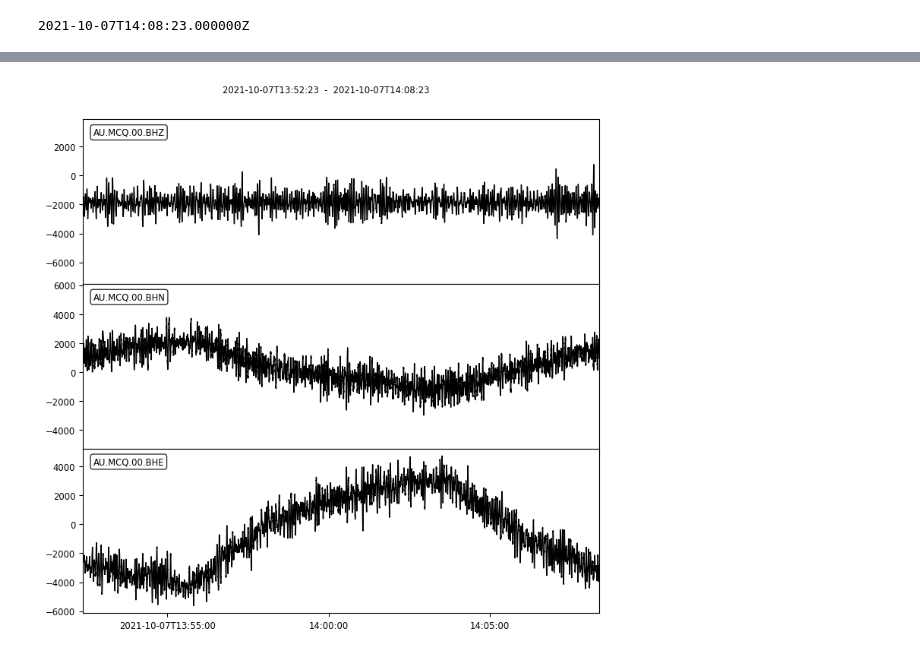
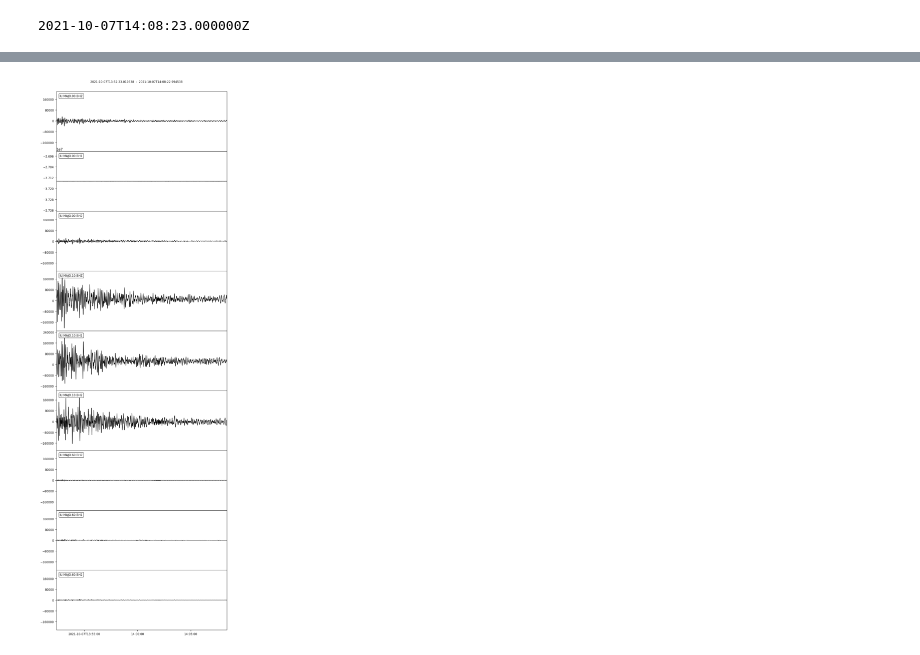
Before and after one commit to zulfaan/signal-time-to-frequency, a Jupyter notebook: obspy-learn-input-data.ipynb, the cells around one changed output, grey strips where cells are left out. Cells and saved outputs as stored; diff of their text form; code cells hidden in the pictures.

```diff
--- a/obspy-learn-input-data.ipynb
+++ b/obspy-learn-input-data.ipynb
@@ -71,10 +71,10 @@ print(endtime)
 # %% [output]
 2021-10-07T14:08:23.000000Z
 # %%
-net = 'AU'
-sta = 'MCQ'
-loc = '00'
-chan = 'BHE'
+net = 'IU'
+sta = 'MAJO'
+loc = '*'
+chan = 'BH*'
 # %%
 st = client.get_waveforms(net, sta, loc, chan, starttime, endtime)
 print(st)
@@ -86,6 +94,5 @@ AU.MCQ.00.BHE | 2021-10-07T13:52:23.000000Z - 2021-10-07T14:08:23.000000Z | 40.0
 # %%
-chan = 'BH*'
-st = client.get_waveforms(net, sta, loc, chan, starttime, endtime)
+st = client.get_waveforms(net, sta, loc, chan, starttime, endtime, attach_response = True)
 print(st)
 st.plot();
 # %% [output]
@@ -96,4 +109,4 @@ AU.MCQ.00.BHZ | 2021-10-07T13:52:23.000000Z - 2021-10-07T14:08:23.000000Z | 40.0
-[figure, old version]
+[figure, new version]
 # %%
 import numpy as np
 from scipy import fftpack
```
Also changed, not shown: parts of 11 cells of this notebook.
